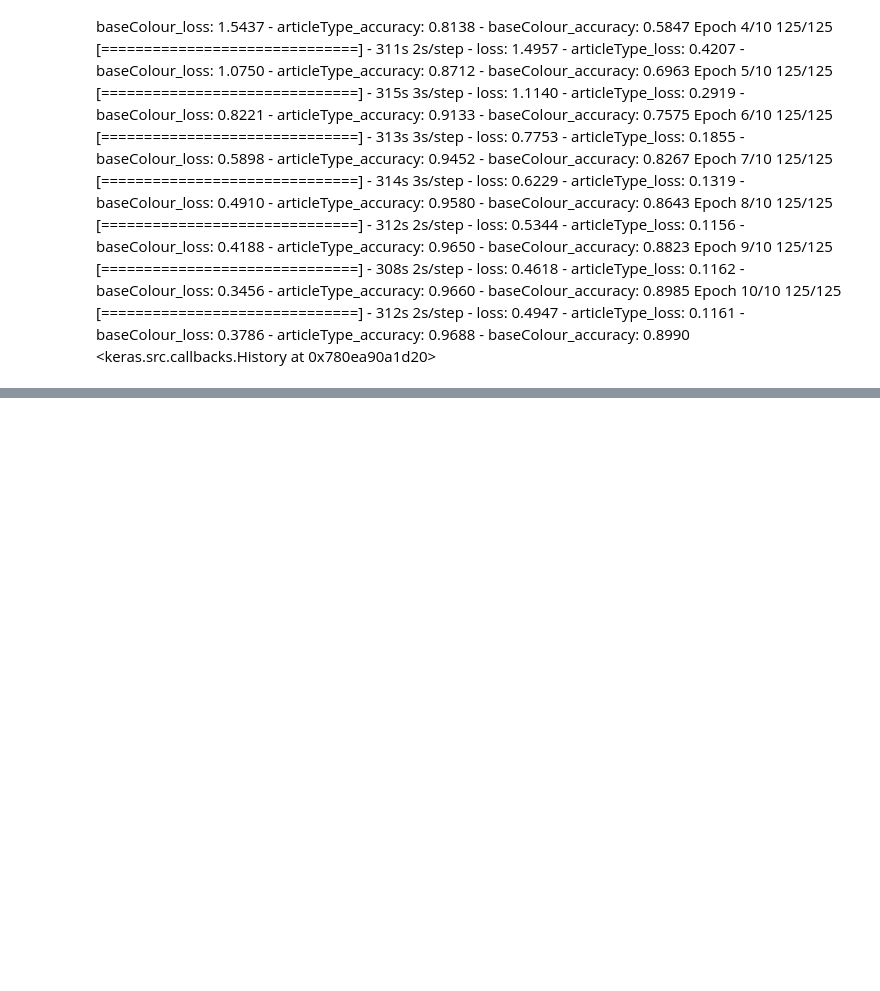
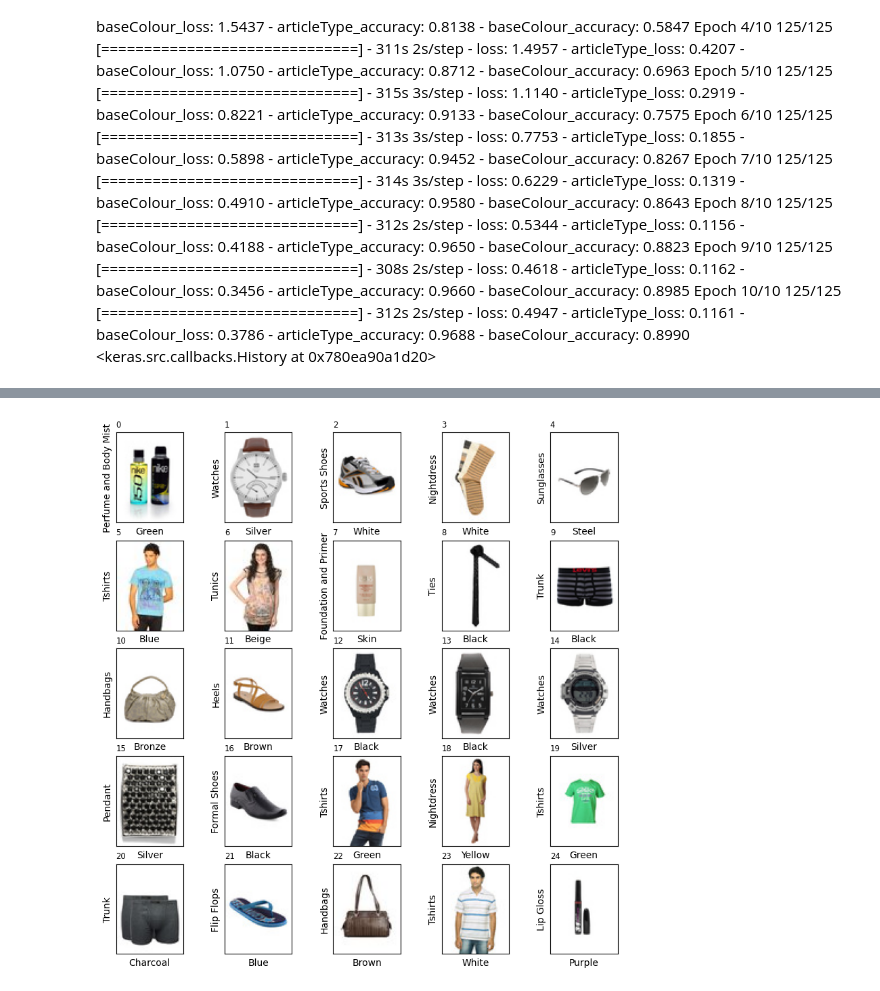
Before and after one commit to nicolas0987/ClothingClasser, a Jupyter notebook: clothclassinico.ipynb, the cells around one changed output, grey strips where cells are left out. Drawn from its saved outputs; the diff is of its cells as text; code cells hidden in the pictures; blank space fills up the shorter version.

```diff
--- a/clothclassinico.ipynb
+++ b/clothclassinico.ipynb
@@ -124,7 +124,7 @@ add filePath and fileName to the dataframe df
 # %%
 df['fileName']=df['id'].apply(lambda id: ''.join([str(id),'.jpg']))
 df['filePath']=df['id'].apply(lambda id: ''.join([imgpath,"/",str(id),'.jpg']))
-numberofimg = 5000
+numberofimg = 22000
 # df = df.head(numberofimg)
 # df.shape
 # %%
@@ -237,6 +255,8 @@ from keras.models import Model
 from keras.layers import Input, Dense, Flatten
 from keras.applications import VGG16
 from keras.optimizers import Adam
+
+cpumode = False
 
 # Load pre-trained VGG16 model
 base_model = VGG16(weights='imagenet', include_top=False, input_shape=(img_width, img_height, 3))
@@ -250,10 +270,10 @@ x = Flatten()(base_model.output)
 x = Dense(512, activation='relu')(x)
 
 # Output layer for the first label 'articleType'
-output_articleType = Dense(104, activation='softmax', name='articleType')(x)
+output_articleType = Dense(output_layer_type, activation='softmax', name='articleType')(x)
 
 # Output layer for the second label 'baseColour'
-output_baseColour = Dense(44, activation='softmax', name='baseColour')(x)
+output_baseColour = Dense(output_layer_colour, activation='softmax', name='baseColour')(x)
 
 # Define the model with multiple outputs
 model = Model(inputs=base_model.input, outputs=[output_articleType, output_baseColour])
@@ -265,5 +285,5 @@ model.compile(optimizer=Adam(),
               loss={'articleType': 'categorical_crossentropy', 'baseColour': 'categorical_crossentropy'},
               metrics={'articleType': 'accuracy', 'baseColour': 'accuracy'})
 
-model.fit(x=X_train, y=data_train, batch_size = batch_size, epochs = 10 )
+model.fit(x=X_train, y=data_train, batch_size = batch_size, epochs = 40 )
 # %% [output]
@@ -362,3 +390,13 @@ Epoch 9/10
 Epoch 10/10
 125/125 [==============================] - 312s 2s/step - loss: 0.4947 - articleType_loss: 0.1161 - baseColour_loss: 0.3786 - articleType_accuracy: 0.9688 - baseColour_accuracy: 0.8990
 <keras.src.callbacks.History at 0x780ea90a1d20>
+# %%
+cpumode = True
+
+
+if cpumode:
+  !cp -r /content/drive/MyDrive/ColabNotebooks/model.keras .
+  model = tf.keras.models.load_model('model.keras')
+
+  # Show the model architecture
+  model.summary()
@@ -364,0 +421,40 @@ Epoch 10/10
+# %%
+# Preprocess new data
+
+new_data = []
+picturelist = []
+
+for img_path in df['filePath'][21000:21025]:
+    preprocessed_img = process_image(img_path)
+    new_data.append(preprocessed_img)
+    picturelist.append(img_path)
+
+# Convert the preprocessed data into a numpy array
+X_new = np.array(new_data)
+
+
+# Make predictions
+predictions = model.predict(X_new)
+
+# predictions will be a list containing predictions for each output
+
+# Example processing for multiple outputs
+predicted_labels_articleType = np.argmax(predictions[0], axis=1)
+predicted_labels_baseColour = np.argmax(predictions[1], axis=1)
+
+
+plt.figure(figsize=(10,10))
+for i in range(len(picturelist)):
+
+    plt.subplot(5,5,i+1)
+    plt.xticks([])
+    plt.yticks([])
+    plt.grid(False)
+    imaget = plt.imread(picturelist[i])
+    plt.imshow(imaget)
+
+    plt.ylabel(arttypelist[predicted_labels_articleType[i]])
+    plt.xlabel(basecolourlist[predicted_labels_baseColour[i]])
+    plt.title(i, loc='left', fontsize='small' )
+plt.show()
+# %% [output]
@@ -364,0 +462 @@ Epoch 10/10
+[figure, added]
```
Also changed, not shown: parts of 10 cells of this notebook.
